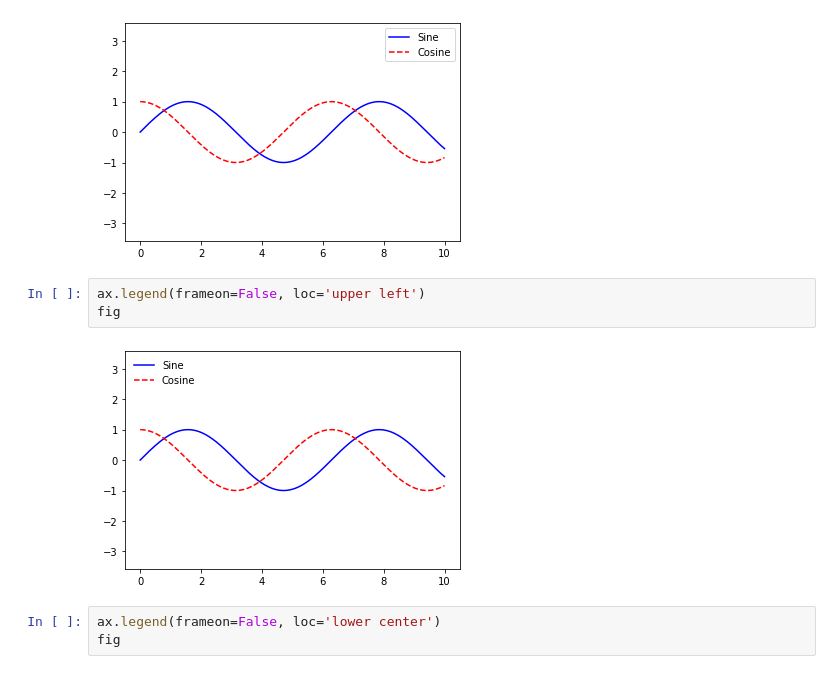
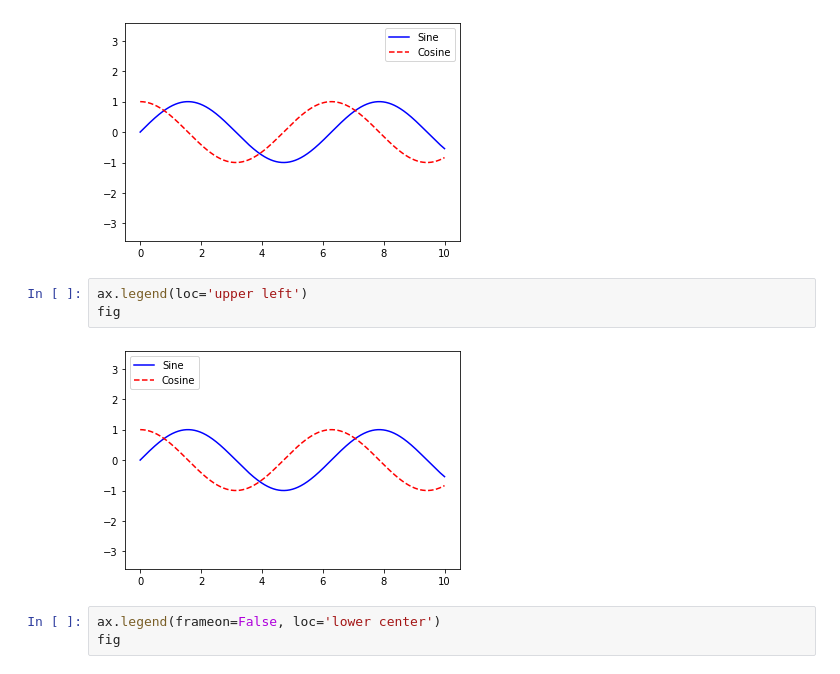
Before and after one commit to tkaya94/UdemyDataScience, a Jupyter notebook: 4_Matplotlib/06_Customize.ipynb, the cells around one changed output. Saved outputs shown, nothing was run; the diff lists cells and outputs as text.

```diff
--- a/4_Matplotlib/06_Customize.ipynb
+++ b/4_Matplotlib/06_Customize.ipynb
@@ -17,10 +17,10 @@ ax.legend();
 # %% [output]
 [figure]
 # %%
-ax.legend(frameon=False, loc='upper left')
+ax.legend(loc='upper left')
 fig
 # %% [output]
-[figure, old version]
+[figure, new version]
 # %%
 ax.legend(frameon=False, loc='lower center')
 fig
```
Also changed, not shown: parts of 3 cells of this notebook, 1 other file.
